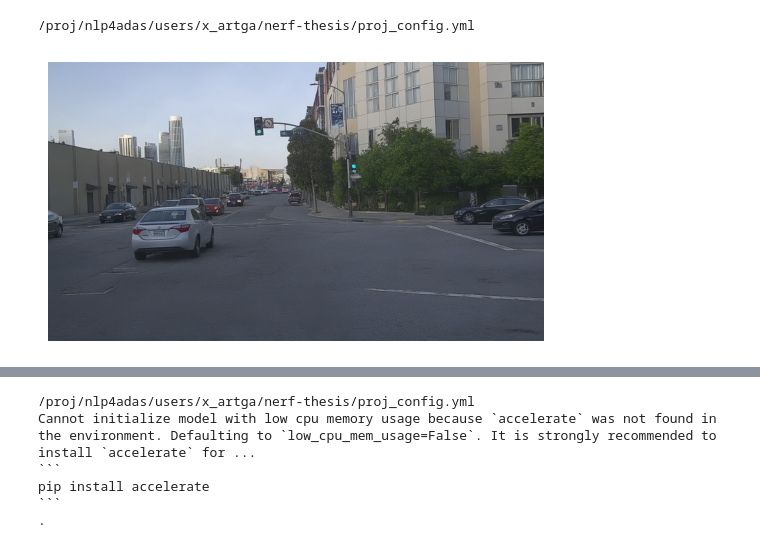
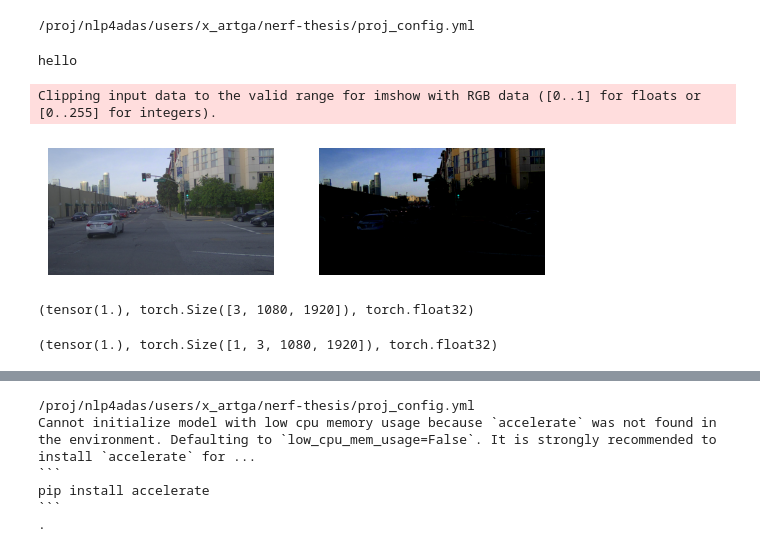
Before and after one commit to gasparyanartur/imaginedriving, a Jupyter notebook: notebooks/diffusion-example.ipynb, the cells around one changed output, grey strips where cells are left out. Cells and saved outputs as stored; diff of their text form; code cells hidden in the pictures.

Commit message:
Add image investigatoin

```diff
--- a/notebooks/diffusion-example.ipynb
+++ b/notebooks/diffusion-example.ipynb
@@ -22,3 +22,28 @@ ex_img = read_image(img_paths[0])
 pipe = ImageToImageDiffusionModel()
 # %% [output]
 /proj/nlp4adas/users/x_artga/nerf-thesis/proj_config.yml
+# %%
+print("hello")
+# %% [output]
+hello
+# %%
+import matplotlib.pyplot as plt
+from src.utils import show_img
+
+# Check VAE
+img_enc = pipe.pipe.image_processor.preprocess(ex_img)
+
+plt, (ax1, ax2) = plt.subplots(1, 2)
+show_img(ex_img, ax1)
+show_img(img_enc[0], ax2)
+# %% [output]
+Clipping input data to the valid range for imshow with RGB data ([0..1] for floats or [0..255] for integers).
+[figure, added]
+# %%
+ex_img.max(), ex_img.shape, ex_img.dtype
+# %% [output]
+(tensor(1.), torch.Size([3, 1080, 1920]), torch.float32)
+# %%
+img_enc.max(), img_enc.shape, img_enc.dtype
+# %% [output]
+(tensor(1.), torch.Size([1, 3, 1080, 1920]), torch.float32)
@@ -25,8 +54,2 @@ pipe = ImageToImageDiffusionModel()
 # %%
 img = pipe.forward(ex_img)
-# %%
-from src.utils import show_img
-
-show_img(img)
-# %% [output]
-[figure, removed]
```
Also changed, not shown: parts of 2 cells of this notebook.
